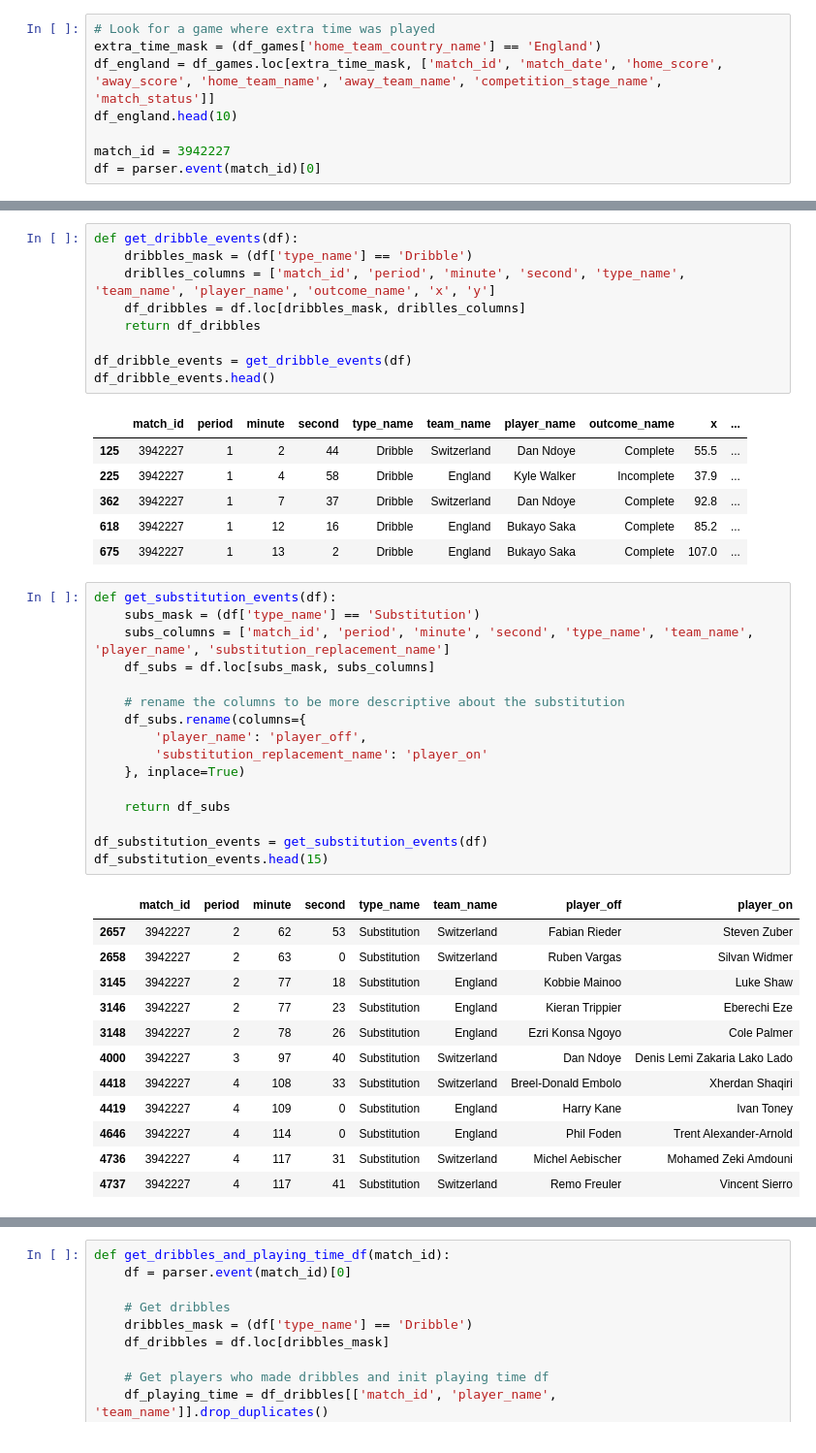
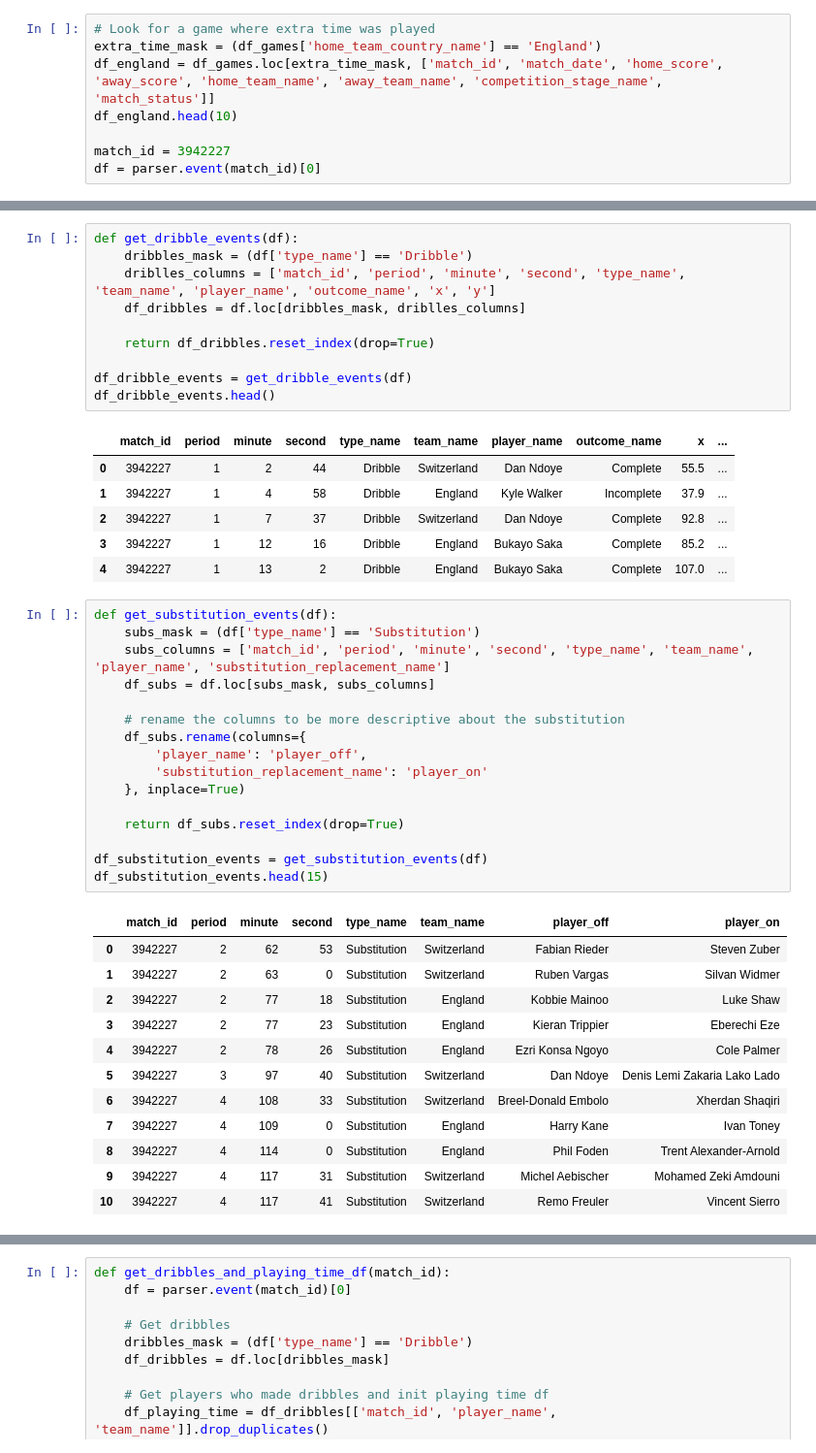
Before and after one commit to MarijnSt/soccermatics-project-1, a Jupyter notebook: per_90.ipynb, the cells around one changed output, grey strips where cells are left out. Shown at 97% size. Saved outputs shown, nothing was run; the diff lists cells and outputs as text.

```diff
--- a/per_90.ipynb
+++ b/per_90.ipynb
@@ -83,46 +83,47 @@ def get_dribble_events(df):
     dribbles_mask = (df['type_name'] == 'Dribble')
     driblles_columns = ['match_id', 'period', 'minute', 'second', 'type_name', 'team_name', 'player_name', 'outcome_name', 'x', 'y']
     df_dribbles = df.loc[dribbles_mask, driblles_columns]
-    return df_dribbles
+
+    return df_dribbles.reset_index(drop=True)
 
 df_dribble_events = get_dribble_events(df)
 df_dribble_events.head()
 # %% [output]
 |  | match_id | period | minute | second | type_name | team_name | player_name | outcome_name | x | ... |
-| 125 | 3942227 | 1 | 2 | 44 | Dribble | Switzerland | Dan Ndoye | Complete | 55.5 | ... |
-| 225 | 3942227 | 1 | 4 | 58 | Dribble | England | Kyle Walker | Incomplete | 37.9 | ... |
-| 362 | 3942227 | 1 | 7 | 37 | Dribble | Switzerland | Dan Ndoye | Complete | 92.8 | ... |
-| 618 | 3942227 | 1 | 12 | 16 | Dribble | England | Bukayo Saka | Complete | 85.2 | ... |
-| 675 | 3942227 | 1 | 13 | 2 | Dribble | England | Bukayo Saka | Complete | 107.0 | ... |
+| 0 | 3942227 | 1 | 2 | 44 | Dribble | Switzerland | Dan Ndoye | Complete | 55.5 | ... |
+| 1 | 3942227 | 1 | 4 | 58 | Dribble | England | Kyle Walker | Incomplete | 37.9 | ... |
+| 2 | 3942227 | 1 | 7 | 37 | Dribble | Switzerland | Dan Ndoye | Complete | 92.8 | ... |
+| 3 | 3942227 | 1 | 12 | 16 | Dribble | England | Bukayo Saka | Complete | 85.2 | ... |
+| 4 | 3942227 | 1 | 13 | 2 | Dribble | England | Bukayo Saka | Complete | 107.0 | ... |
 # %%
 def get_substitution_events(df):
     subs_mask = (df['type_name'] == 'Substitution')
     subs_columns = ['match_id', 'period', 'minute', 'second', 'type_name', 'team_name', 'player_name', 'substitution_replacement_name']
     df_subs = df.loc[subs_mask, subs_columns]
 
     # rename the columns to be more descriptive about the substitution
     df_subs.rename(columns={
         'player_name': 'player_off',
         'substitution_replacement_name': 'player_on'
     }, inplace=True)
 
-    return df_subs
+    return df_subs.reset_index(drop=True)
 
 df_substitution_events = get_substitution_events(df)
 df_substitution_events.head(15)
 # %% [output]
 |  | match_id | period | minute | second | type_name | team_name | player_off | player_on |
-| 2657 | 3942227 | 2 | 62 | 53 | Substitution | Switzerland | Fabian Rieder | Steven Zuber |
-| 2658 | 3942227 | 2 | 63 | 0 | Substitution | Switzerland | Ruben Vargas | Silvan Widmer |
-| 3145 | 3942227 | 2 | 77 | 18 | Substitution | England | Kobbie Mainoo | Luke Shaw |
-| 3146 | 3942227 | 2 | 77 | 23 | Substitution | England | Kieran Trippier | Eberechi Eze |
-| 3148 | 3942227 | 2 | 78 | 26 | Substitution | England | Ezri Konsa Ngoyo | Cole Palmer |
-| 4000 | 3942227 | 3 | 97 | 40 | Substitution | Switzerland | Dan Ndoye | Denis Lemi Zakaria Lako Lado |
-| 4418 | 3942227 | 4 | 108 | 33 | Substitution | Switzerland | Breel-Donald Embolo | Xherdan Shaqiri |
-| 4419 | 3942227 | 4 | 109 | 0 | Substitution | England | Harry Kane | Ivan Toney |
-| 4646 | 3942227 | 4 | 114 | 0 | Substitution | England | Phil Foden | Trent Alexander-Arnold |
-| 4736 | 3942227 | 4 | 117 | 31 | Substitution | Switzerland | Michel Aebischer | Mohamed Zeki Amdouni |
-| 4737 | 3942227 | 4 | 117 | 41 | Substitution | Switzerland | Remo Freuler | Vincent Sierro |
+| 0 | 3942227 | 2 | 62 | 53 | Substitution | Switzerland | Fabian Rieder | Steven Zuber |
+| 1 | 3942227 | 2 | 63 | 0 | Substitution | Switzerland | Ruben Vargas | Silvan Widmer |
+| 2 | 3942227 | 2 | 77 | 18 | Substitution | England | Kobbie Mainoo | Luke Shaw |
+| 3 | 3942227 | 2 | 77 | 23 | Substitution | England | Kieran Trippier | Eberechi Eze |
+| 4 | 3942227 | 2 | 78 | 26 | Substitution | England | Ezri Konsa Ngoyo | Cole Palmer |
+| 5 | 3942227 | 3 | 97 | 40 | Substitution | Switzerland | Dan Ndoye | Denis Lemi Zakaria Lako Lado |
+| 6 | 3942227 | 4 | 108 | 33 | Substitution | Switzerland | Breel-Donald Embolo | Xherdan Shaqiri |
+| 7 | 3942227 | 4 | 109 | 0 | Substitution | England | Harry Kane | Ivan Toney |
+| 8 | 3942227 | 4 | 114 | 0 | Substitution | England | Phil Foden | Trent Alexander-Arnold |
+| 9 | 3942227 | 4 | 117 | 31 | Substitution | Switzerland | Michel Aebischer | Mohamed Zeki Amdouni |
+| 10 | 3942227 | 4 | 117 | 41 | Substitution | Switzerland | Remo Freuler | Vincent Sierro |
 # %%
 # All red card matches
 # red_card_match_id = 3930158
```
Also changed, not shown: parts of 4 cells of this notebook.
